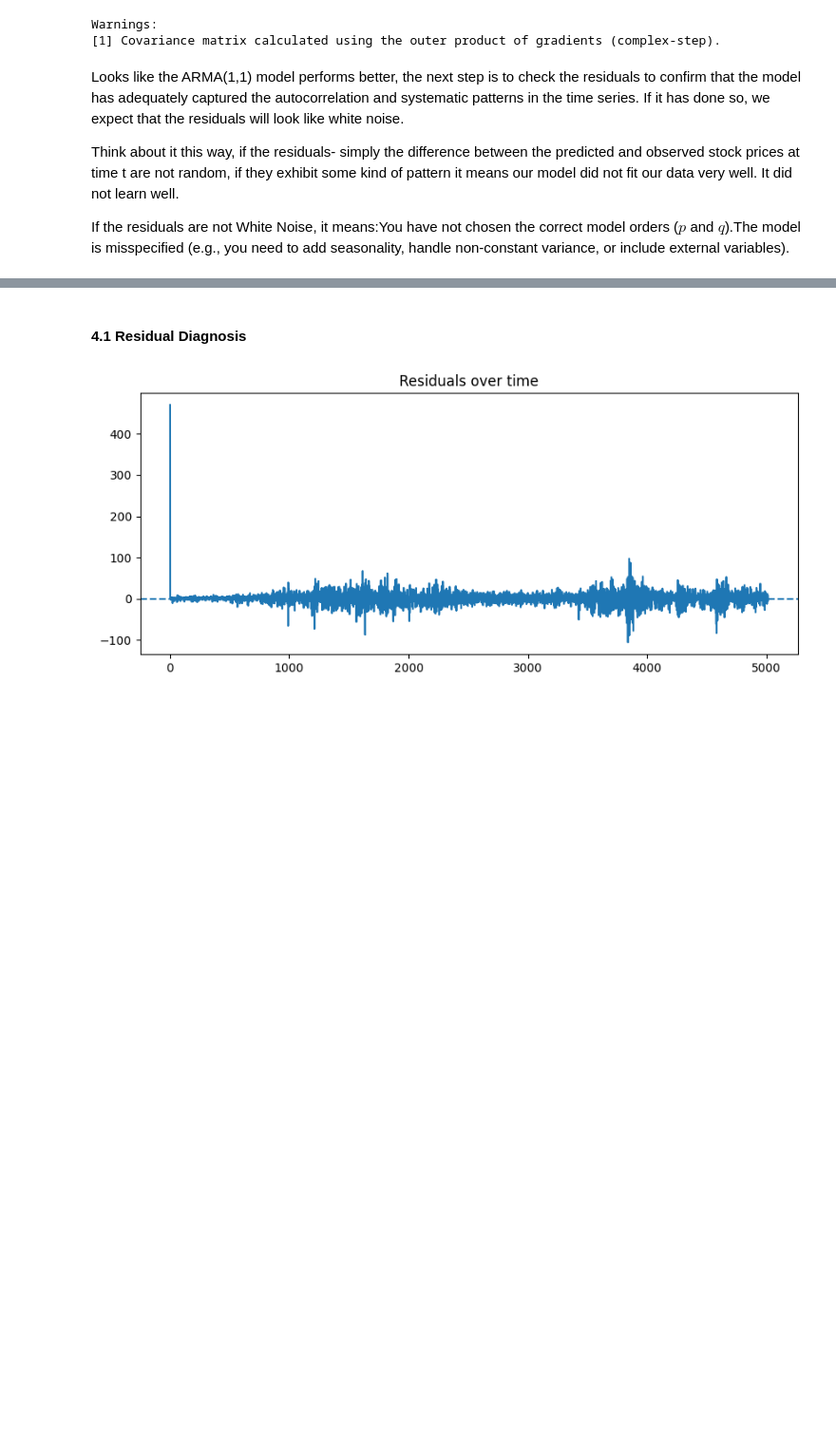
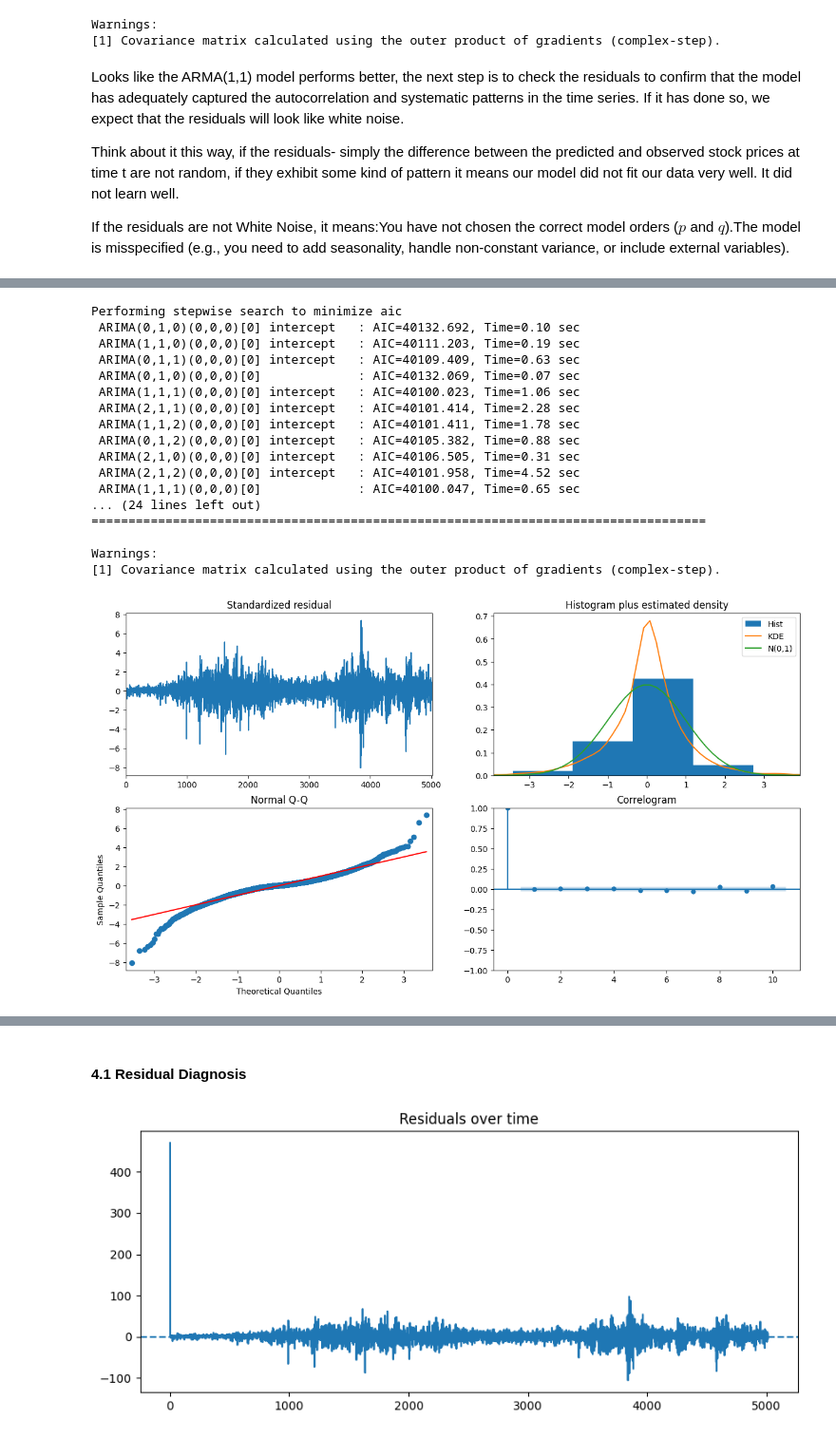
Before and after one commit to WamzMwangi/Advanced_Machine_Learning, a Jupyter notebook: Time_Series_Forecasting/Stock_prices_forecasting.ipynb, the cells around one changed output, grey strips where cells are left out. Shown at 95% size. Cells and saved outputs as stored; diff of their text form; code cells hidden in the pictures; blank space fills up the shorter version.

```diff
--- a/Time_Series_Forecasting/Stock_prices_forecasting.ipynb
+++ b/Time_Series_Forecasting/Stock_prices_forecasting.ipynb
@@ -352,0 +370,36 @@ If the residuals are not White Noise, it means:You have not chosen the correct m
+# %%
+from pmdarima.arima import auto_arima
+model_autoARIMA = auto_arima(train, start_p=0, start_q=0,
+                      test='adf',       # use adftest to find optimal 'd'
+                      max_p=3, max_q=3, # maximum p and q
+                      m=1,              # frequency of series
+                      d=None,           # let model determine 'd'
+                      seasonal=False,   # No Seasonality
+                      start_P=0,
+                      D=0,
+                      trace=True,
+                      error_action='ignore',
+                      suppress_warnings=True,
+                      stepwise=True)
+print(model_autoARIMA.summary())
+model_autoARIMA.plot_diagnostics(figsize=(15,8))
+plt.show()
+# %% [output]
+Performing stepwise search to minimize aic
+ ARIMA(0,1,0)(0,0,0)[0] intercept   : AIC=40132.692, Time=0.10 sec
+ ARIMA(1,1,0)(0,0,0)[0] intercept   : AIC=40111.203, Time=0.19 sec
+ ARIMA(0,1,1)(0,0,0)[0] intercept   : AIC=40109.409, Time=0.63 sec
+ ARIMA(0,1,0)(0,0,0)[0]             : AIC=40132.069, Time=0.07 sec
+ ARIMA(1,1,1)(0,0,0)[0] intercept   : AIC=40100.023, Time=1.06 sec
+ ARIMA(2,1,1)(0,0,0)[0] intercept   : AIC=40101.414, Time=2.28 sec
+ ARIMA(1,1,2)(0,0,0)[0] intercept   : AIC=40101.411, Time=1.78 sec
+ ARIMA(0,1,2)(0,0,0)[0] intercept   : AIC=40105.382, Time=0.88 sec
+ ARIMA(2,1,0)(0,0,0)[0] intercept   : AIC=40106.505, Time=0.31 sec
+ ARIMA(2,1,2)(0,0,0)[0] intercept   : AIC=40101.958, Time=4.52 sec
+ ARIMA(1,1,1)(0,0,0)[0]             : AIC=40100.047, Time=0.65 sec
+... (24 lines left out)
+===================================================================================
+
+Warnings:
+[1] Covariance matrix calculated using the outer product of gradients (complex-step).
+[figure, added]
```
Also changed, not shown: parts of 12 cells of this notebook.
